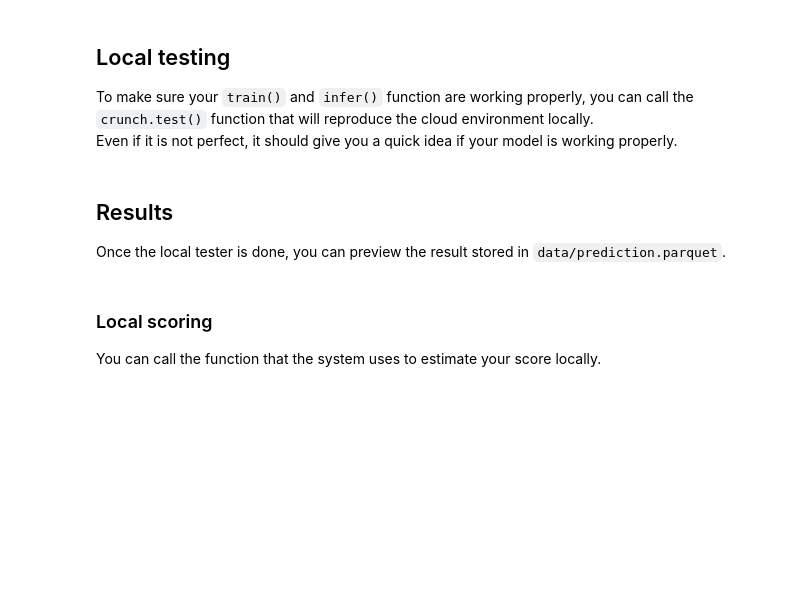
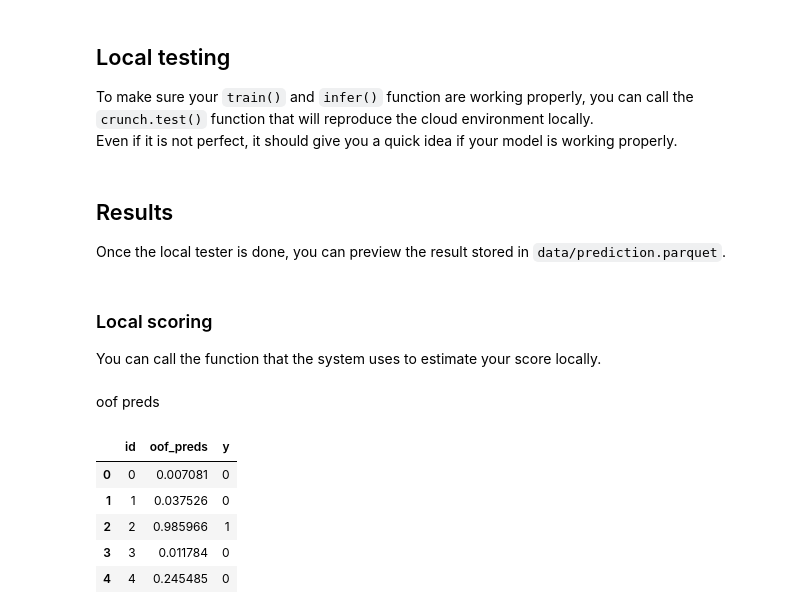
Before and after one commit to BoNing-Gu/ADIA-Lab-Structural-Break, a Jupyter notebook: eda.ipynb, the cells around one changed output. Cells and saved outputs as stored; diff of their text form; code cells hidden in the pictures; blank space fills up the shorter version.

```diff
--- a/eda.ipynb
+++ b/eda.ipynb
@@ -657,3 +657,16 @@ sklearn.metrics.roc_auc_score(
     target,
     prediction,
 )
+# %% [markdown]
+oof preds
+# %%
+# hard_example_df = pd.read_csv('experiment/output/train_20250924_144307_auc_0_89453/oof_preds.csv')
+hard_example_df = pd.read_csv('experiment/output/train_20250924_151259_auc_0_89975/oof_preds.csv')
+hard_example_df.head()
+# %% [output]
+|  | id | oof_preds | y |
+| 0 | 0 | 0.007081 | 0 |
+| 1 | 1 | 0.037526 | 0 |
+| 2 | 2 | 0.985966 | 1 |
+| 3 | 3 | 0.011784 | 0 |
+| 4 | 4 | 0.245485 | 0 |
```
Also changed, not shown: parts of 3 cells of this notebook, 46 other files.
